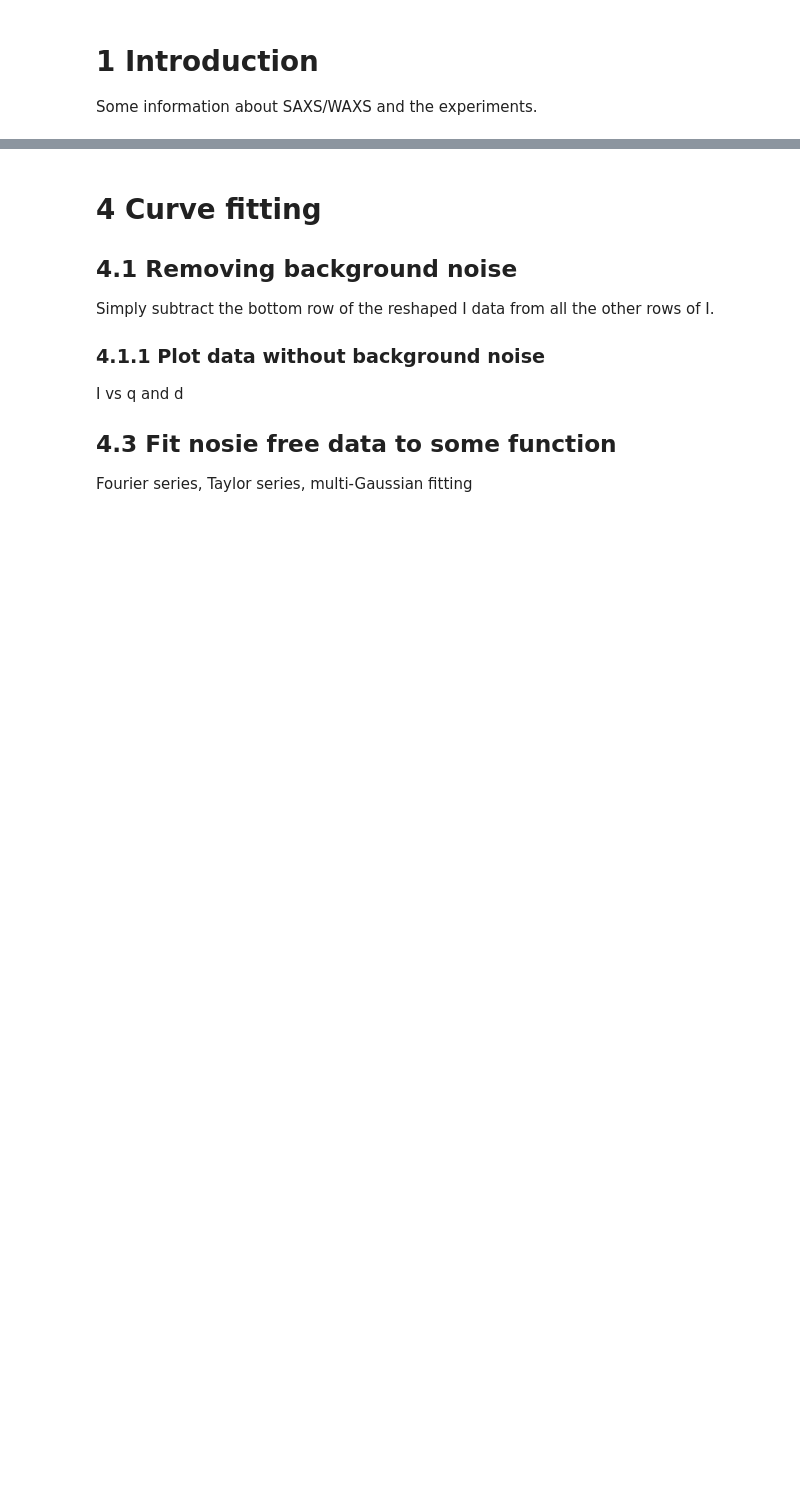
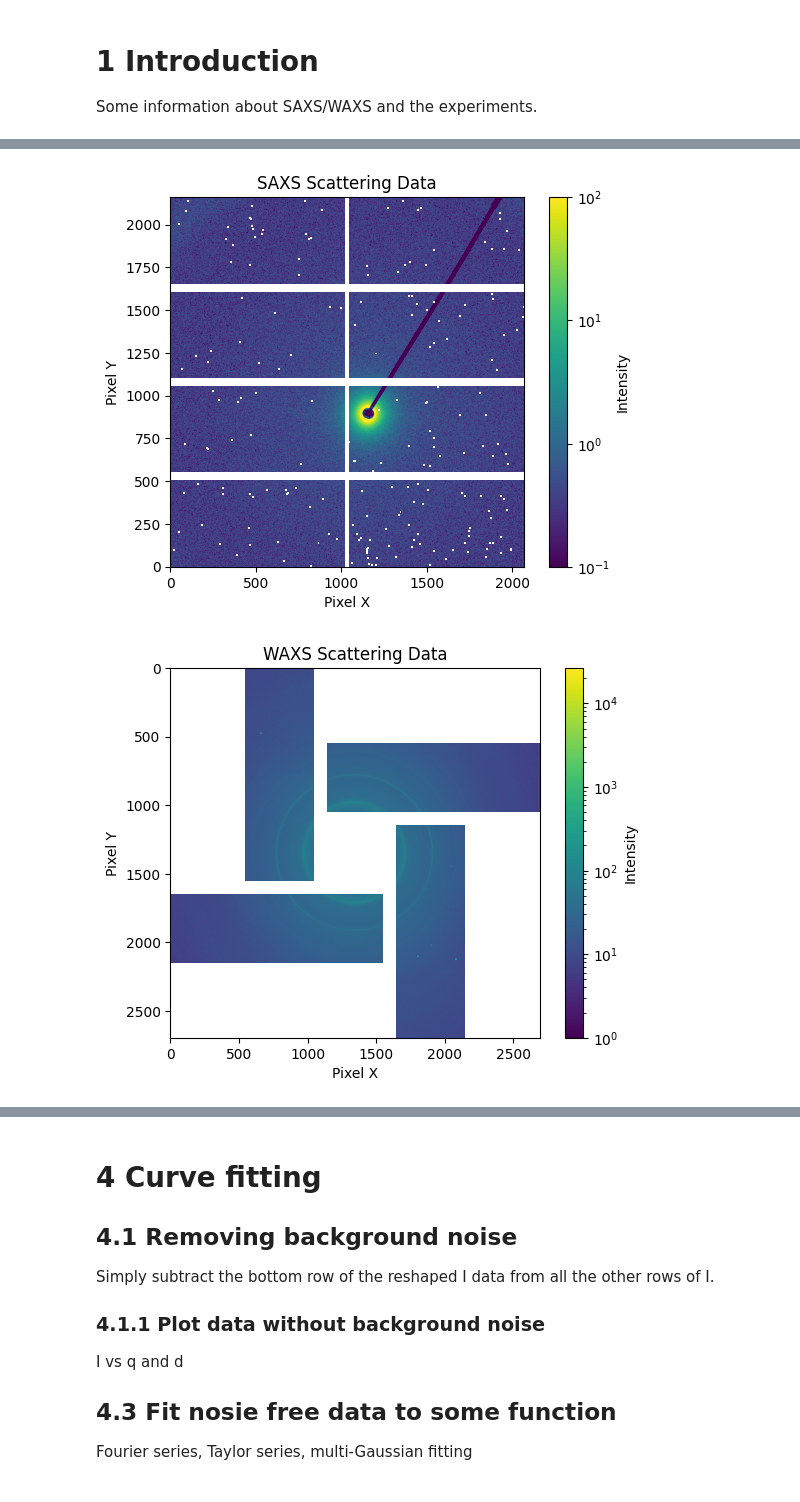
Before and after one commit to J-Holger/MVE386, a Jupyter notebook: chalmers/alfred.ipynb, the cells around one changed output, grey strips where cells are left out. Cells and saved outputs as stored; diff of their text form; code cells hidden in the pictures; blank space fills up the shorter version.

```diff
--- a/chalmers/alfred.ipynb
+++ b/chalmers/alfred.ipynb
@@ -25,0 +203,76 @@ Some information about SAXS/WAXS and the experiments.
+# %%
+def plot_detector_data(data, scattering_method, ax=None):
+    """
+    Plots the detector data for either SAXS or WAXS scattering methods.
+
+    Parameters
+    ----------
+    data : numpy.ndarray
+        The data array to plot.
+    scattering_method : str
+        The scattering method used, either 'SAXS' or 'WAXS'.
+    ax : matplotlib.axes.Axes, optional
+        Matplotlib axes object on which to plot. If None, uses the current axes (`plt.gca()`).
+
+    Returns
+    -------
+    im : matplotlib.image.AxesImage
+        The image object created.
+
+    Raises
+    ------
+    ValueError
+        If an invalid `scattering_method` is provided.
+
+    Notes
+    -----
+    - For 'SAXS' (Eiger detector), applies a symmetric logarithmic normalization.
+    - For 'WAXS' (Lambda detector), applies a logarithmic normalization.
+    - Automatically handles NaN values in the data.
+    """
+    if ax is None:
+        ax = plt.gca()
+
+    # Check for correct input
+    scattering_method_upper = scattering_method.upper()
+    if scattering_method_upper not in ['SAXS', 'WAXS']:
+        raise ValueError("Invalid scattering_method. Must be 'SAXS' or 'WAXS'.")
+
+    if scattering_method_upper == 'SAXS':
+        # Plotting parameters for SAXS data
+        norm = mcolors.SymLogNorm(linthresh=1e-3, vmin=1e-1, vmax=1e2)
+        cmap = 'viridis'
+        origin = 'lower'
+        title = 'SAXS Scattering Data'
+    elif scattering_method_upper == 'WAXS':
+        # Plotting parameters for WAXS data
+        norm = mcolors.LogNorm()
+        cmap = 'viridis'
+        origin = 'upper'  # Adjust if needed
+        title = 'WAXS Scattering Data'
+    else:
+        raise ValueError("Invalid detector_type after mapping. This should not happen.")
+
+    im = ax.imshow(
+        data,
+        norm=norm,
+        cmap=cmap,
+        origin=origin
+    )
+    ax.set_title(title)
+    ax.set_xlabel('Pixel X')
+    ax.set_ylabel('Pixel Y')
+    plt.colorbar(im, ax=ax, label='Intensity')
+
+    return im
+
+fig, ax1 = plt.subplots()
+plot_detector_data(SAXS_data, scattering_method='SAXS', ax=ax1)
+plt.show()
+
+fig, ax2 = plt.subplots()
+plot_detector_data(WAXS_data, scattering_method='WAXS', ax=ax2)
+plt.show()
+# %% [output]
+[figure, added]
+[figure, added]
```
Also changed, not shown: parts of 11 cells of this notebook.
